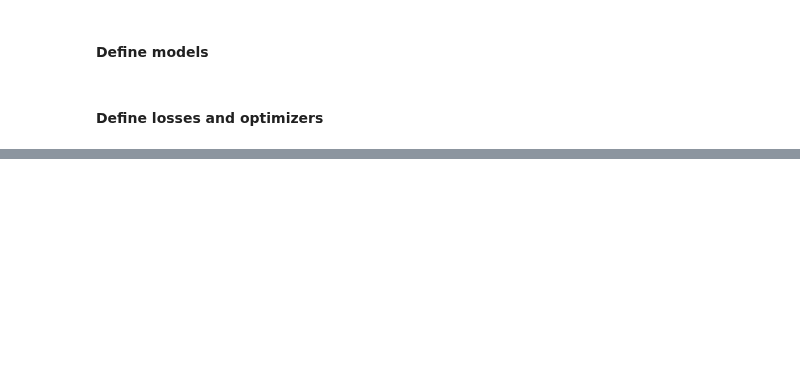
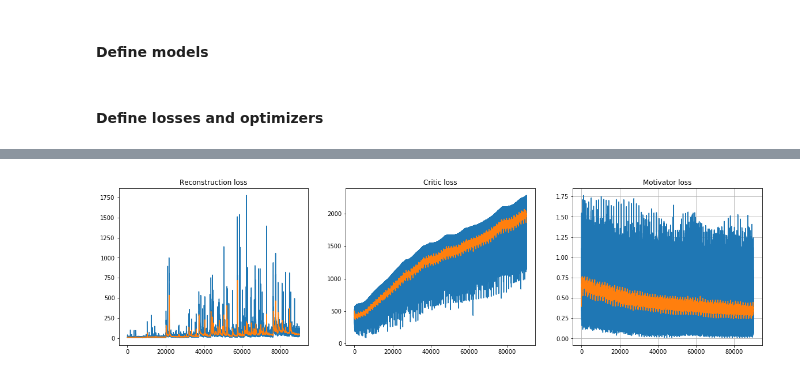
Before and after one commit to universome/text-style-transfer, a Jupyter notebook: notebooks/DissoNet.ipynb, the cells around one changed output, grey strips where cells are left out. Drawn from its saved outputs; the diff is of its cells as text; code cells hidden in the pictures; blank space fills up the shorter version.

Commit message:
feat: add visualizations and fix loss

```diff
--- a/notebooks/DissoNet.ipynb
+++ b/notebooks/DissoNet.ipynb
@@ -185,0 +228,22 @@ Loss: 11.47
+# %%
+plt.figure(figsize=[20,5])
+
+plt.subplot(131)
+plt.title("Reconstruction loss")
+plt.plot(rec_loss_history)
+plt.plot(pd.DataFrame(np.array(rec_loss_history)).ewm(span=100).mean())
+
+plt.subplot(132)
+plt.title("Critic loss")
+plt.plot(critic_loss_history)
+plt.plot(pd.DataFrame(np.array(critic_loss_history)).ewm(span=100).mean())
+
+plt.subplot(133)
+plt.title("Motivator loss")
+plt.plot(motivator_loss_history)
+plt.plot(pd.DataFrame(np.array(motivator_loss_history)).ewm(span=100).mean())
+
+plt.grid()
+plt.show()
+# %% [output]
+[figure, added]
```
Also changed, not shown: parts of 5 cells of this notebook.
